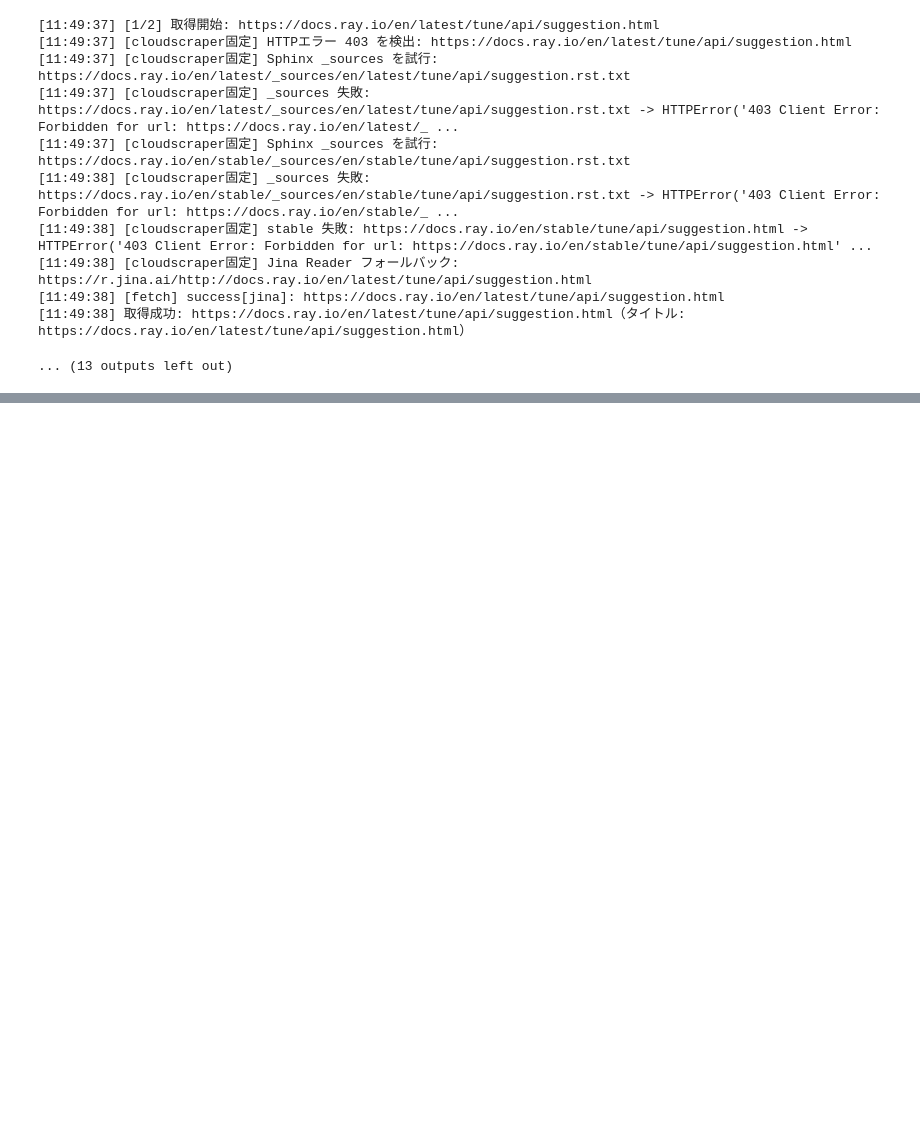
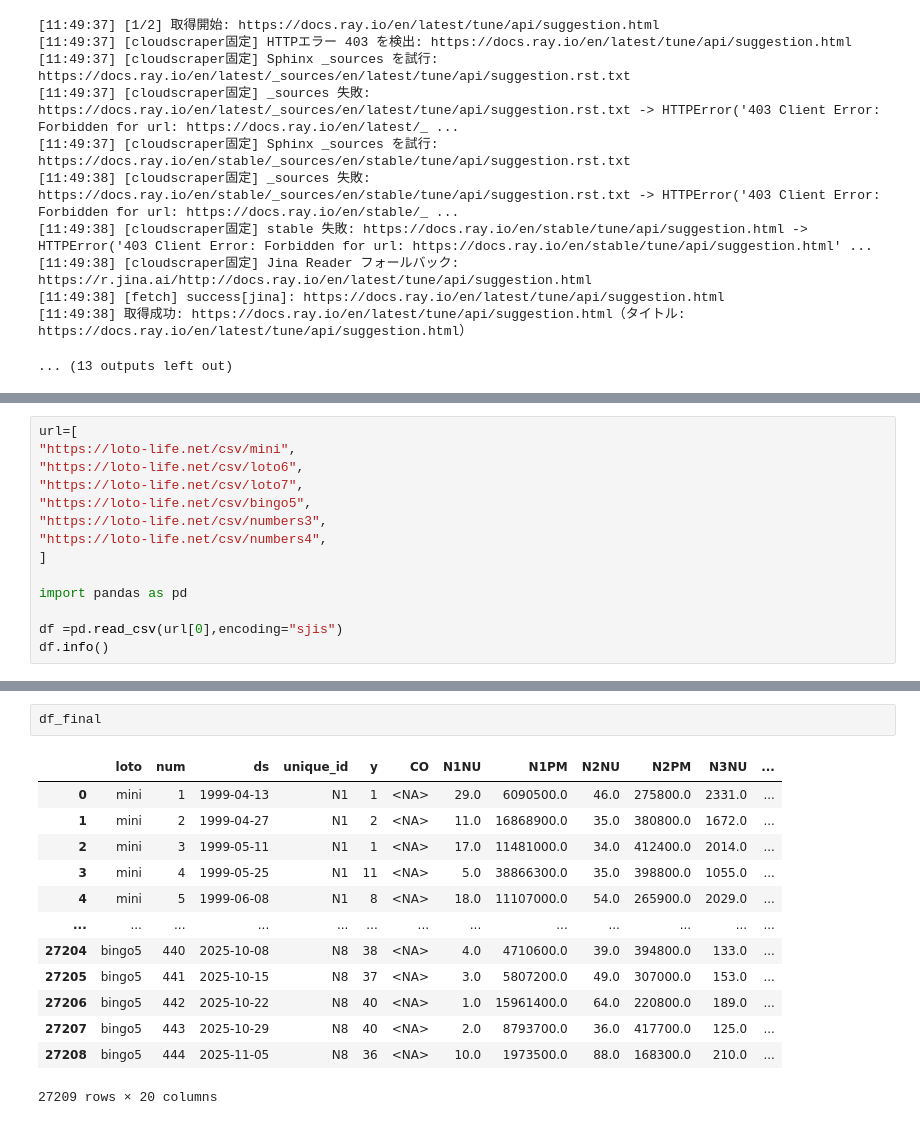
Before and after one commit to arumajirou/test, a Jupyter notebook: test.ipynb, the cells around one changed output, grey strips where cells are left out. Drawn from its saved outputs; the diff is of its cells as text; blank space fills up the shorter version.

```diff
--- a/test.ipynb
+++ b/test.ipynb
@@ -2748,0 +2757,14 @@ print("Ray 出力:", out_ray)
+# %%
+url=[
+"https://loto-life.net/csv/mini",
+"https://loto-life.net/csv/loto6",
+"https://loto-life.net/csv/loto7",
+"https://loto-life.net/csv/bingo5",
+"https://loto-life.net/csv/numbers3",
+"https://loto-life.net/csv/numbers4",
+]
+
+import pandas as pd
+
+df =pd.read_csv(url[0],encoding="sjis")
+df.info()
@@ -2748,0 +2990,16 @@ print("Ray 出力:", out_ray)
+# %%
+df_final
+# %% [output]
+|  | loto | num | ds | unique_id | y | CO | N1NU | N1PM | N2NU | N2PM | N3NU | ... |
+| 0 | mini | 1 | 1999-04-13 | N1 | 1 | <NA> | 29.0 | 6090500.0 | 46.0 | 275800.0 | 2331.0 | ... |
+| 1 | mini | 2 | 1999-04-27 | N1 | 2 | <NA> | 11.0 | 16868900.0 | 35.0 | 380800.0 | 1672.0 | ... |
+| 2 | mini | 3 | 1999-05-11 | N1 | 1 | <NA> | 17.0 | 11481000.0 | 34.0 | 412400.0 | 2014.0 | ... |
+| 3 | mini | 4 | 1999-05-25 | N1 | 11 | <NA> | 5.0 | 38866300.0 | 35.0 | 398800.0 | 1055.0 | ... |
+| 4 | mini | 5 | 1999-06-08 | N1 | 8 | <NA> | 18.0 | 11107000.0 | 54.0 | 265900.0 | 2029.0 | ... |
+| ... | ... | ... | ... | ... | ... | ... | ... | ... | ... | ... | ... | ... |
+| 27204 | bingo5 | 440 | 2025-10-08 | N8 | 38 | <NA> | 4.0 | 4710600.0 | 39.0 | 394800.0 | 133.0 | ... |
+| 27205 | bingo5 | 441 | 2025-10-15 | N8 | 37 | <NA> | 3.0 | 5807200.0 | 49.0 | 307000.0 | 153.0 | ... |
+| 27206 | bingo5 | 442 | 2025-10-22 | N8 | 40 | <NA> | 1.0 | 15961400.0 | 64.0 | 220800.0 | 189.0 | ... |
+| 27207 | bingo5 | 443 | 2025-10-29 | N8 | 40 | <NA> | 2.0 | 8793700.0 | 36.0 | 417700.0 | 125.0 | ... |
+| 27208 | bingo5 | 444 | 2025-11-05 | N8 | 36 | <NA> | 10.0 | 1973500.0 | 88.0 | 168300.0 | 210.0 | ... |
+27209 rows × 20 columns
```
Also changed, not shown: parts of 13 cells of this notebook, 24 other files.
